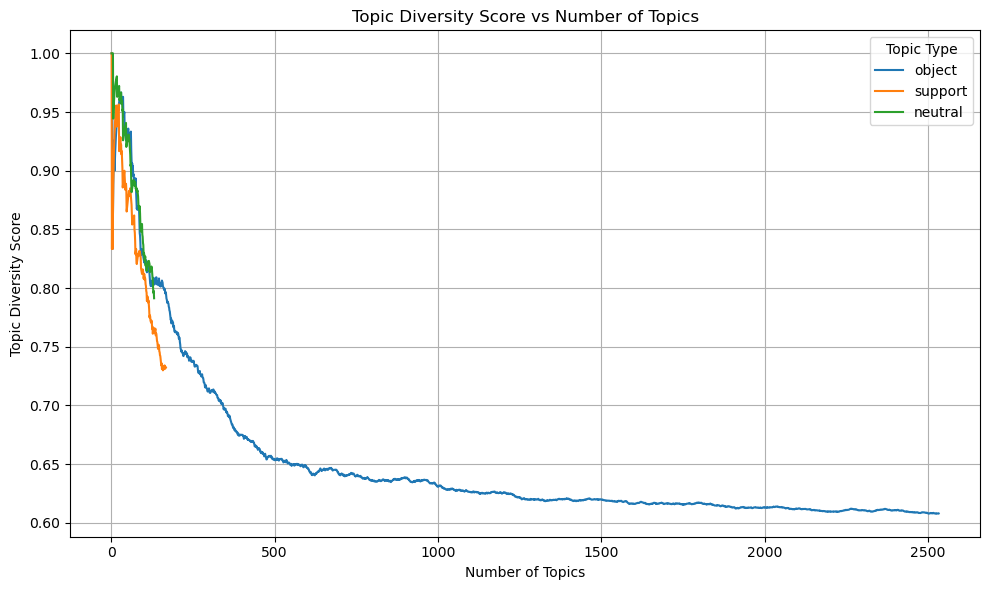
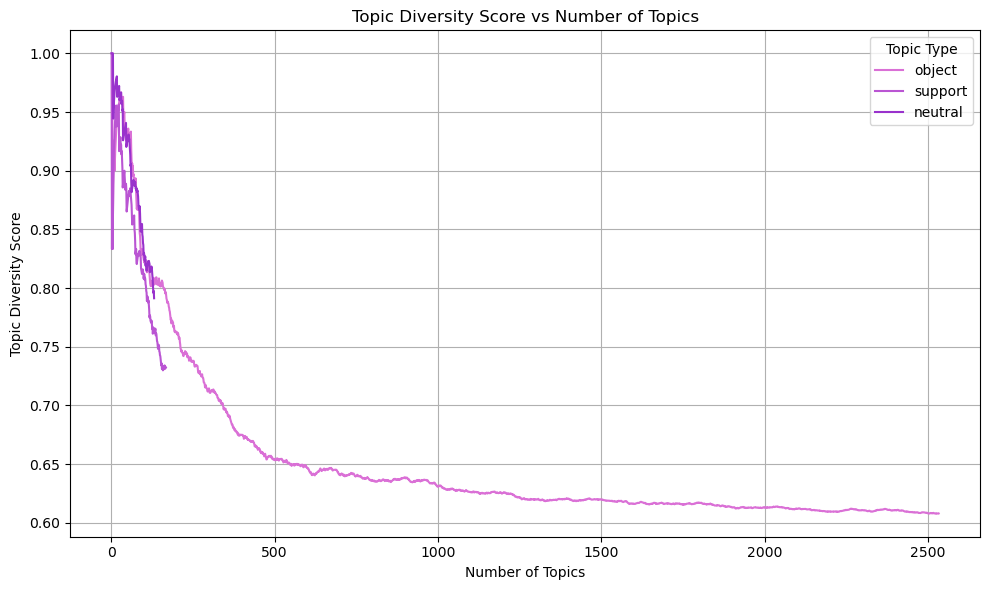
The notebook cell's code change between the first figure and the second:
--- before
+++ after
@@ -1,5 +1,5 @@
 # Plot the diversity scores
 plt.figure(figsize=(10, 6))
-sns.lineplot(data=df_all, x='num_topics', y='diversity_score', hue='topic_type')
+sns.lineplot(data=df_all, x='num_topics', y='diversity_score', hue='topic_type', palette=diversity_dict)
 plt.title('Topic Diversity Score vs Number of Topics')
 plt.xlabel('Number of Topics')

Commit: minor refactoring